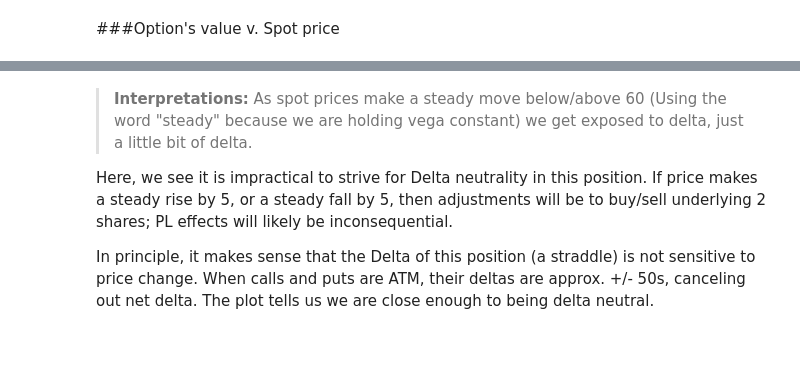
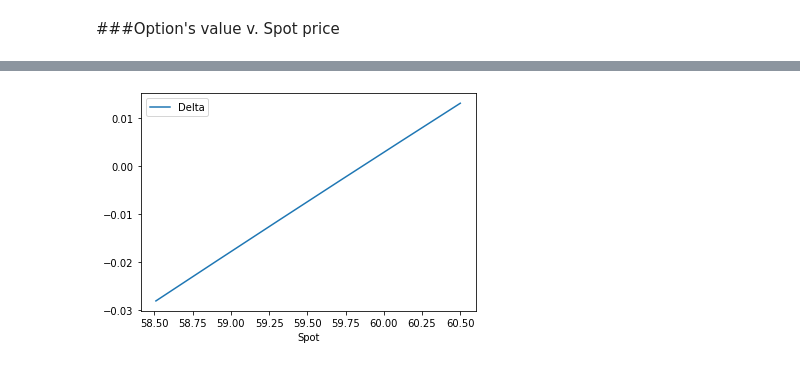
Before and after one commit to kevinhhl/options-pricing-tools-and-trading-strategies, a Jupyter notebook: Sensitivity_Analysis_Changes_in_Spot_and_Sigma.ipynb, the cells around one changed output, grey strips where cells are left out. Saved outputs shown, nothing was run; the diff lists cells and outputs as text; code cells hidden in the pictures.

```diff
--- a/Sensitivity_Analysis_Changes_in_Spot_and_Sigma.ipynb
+++ b/Sensitivity_Analysis_Changes_in_Spot_and_Sigma.ipynb
@@ -341,6 +370,4 @@ df.plot(x="Spot", y="Delta");
-# %% [markdown]
->**Interpretations:** As spot prices make a steady move below/above 60 (Using the word "steady" because we are holding vega constant) we get exposed to delta, just a little bit of delta.
-
-Here, we see it is impractical to strive for Delta neutrality in this position. If price makes a steady rise by 5, or a steady fall by 5, then adjustments will be to buy/sell underlying 2 shares; PL effects will likely be inconsequential.
-
-In principle, it makes sense that the Delta of this position (a straddle) is not sensitive to price change. When calls and puts are ATM, their deltas are approx. +/- 50s, canceling out net delta. The plot tells us we are close enough to being delta neutral.
+# %%
+sensit_delta_v_spot(crnt_price, step_spot=.01, step_range_multiplier=range(-100,100))
+# %% [output]
+[figure, added]
```
Also changed, not shown: parts of 28 cells of this notebook.
